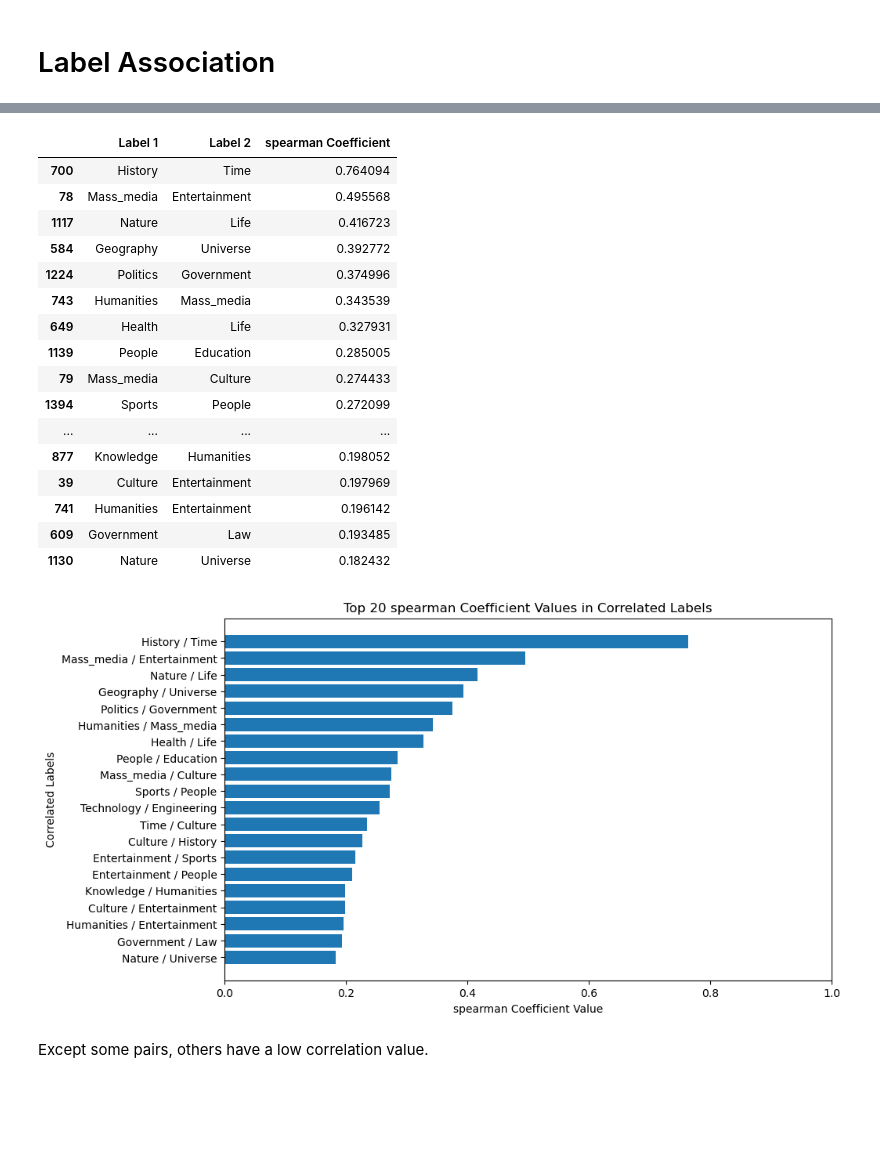
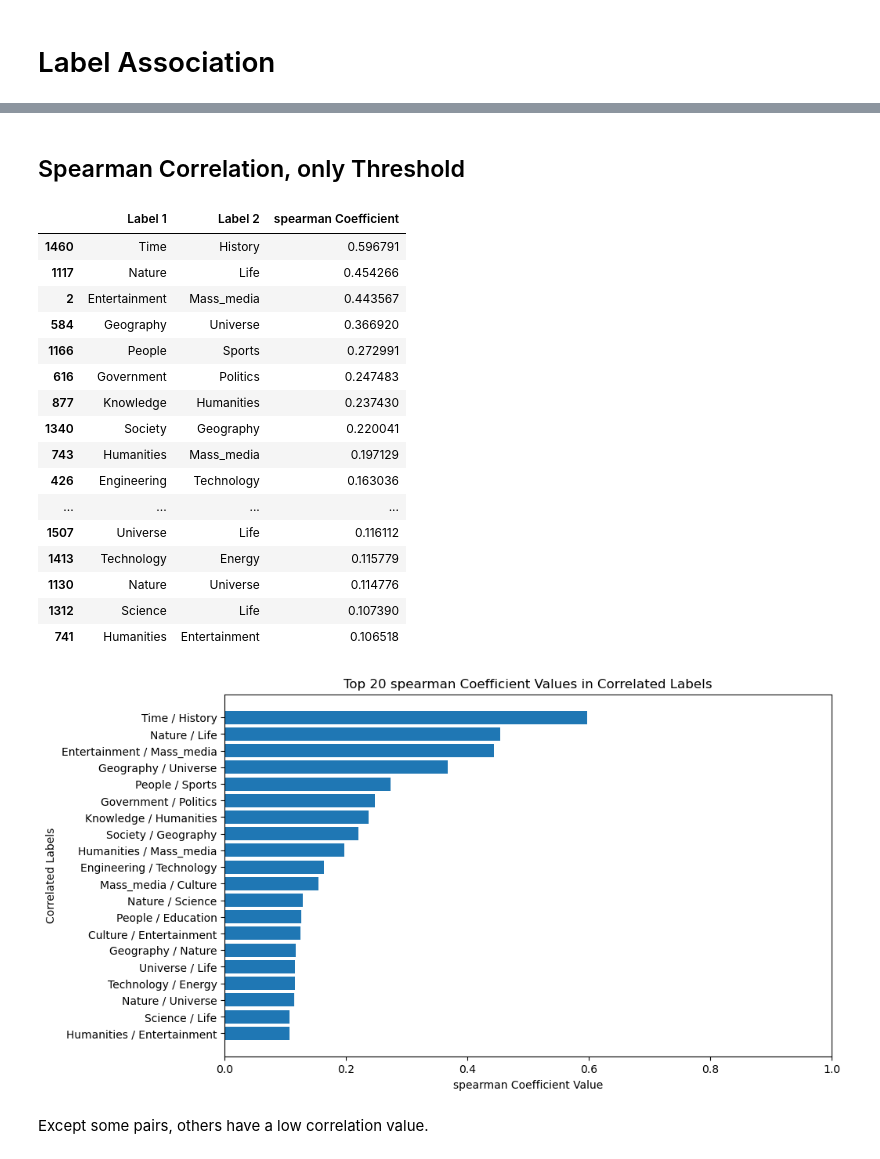
Before and after one commit to alexcalabrese/dsl_project, a Jupyter notebook: DS Lab - Project - Data Exploration.ipynb, the cells around one changed output, grey strips where cells are left out. Drawn from its saved outputs; the diff is of its cells as text; code cells hidden in the pictures; blank space fills up the shorter version.

```diff
--- a/DS Lab - Project - Data Exploration.ipynb
+++ b/DS Lab - Project - Data Exploration.ipynb
@@ -230,24 +335,16 @@ dtype: int64
 # %% [markdown]
 ### The distribution of probablites for different labels among the data.
 # %%
-text_Data_df = pd.read_parquet('GenericMixOfTopic.parquet')
-
-text_Data_df['topics_with_percentages'] = text_Data_df['topics_with_percentages'].apply(lambda x: json.loads(x.decode('utf-8')))
-
-labels_df = pd.DataFrame(text_Data_df['topics_with_percentages'].tolist())
-
-labels = text_Data_df.iloc[0]['topics_with_percentages'].keys()
+labels = df.iloc[0]['topics_with_percentages'].keys()
 
 for i in labels:
     probs = labels_df[labels_df[i] > 0][i]
 
     # Plot a histogram of the probabilities
     plt.figure(figsize=(10, 6))
-    plt.hist(probs, bins=50)
+    plt.hist(probs, bins=5)
     plt.xlabel('Probability')
     plt.ylabel('Count')
     plt.title(f'Histogram of the Probability of the {str(i)} Label')
     plt.show()
-
-del text_Data_df
 # %% [output]
@@ -339,75 +390,64 @@ print(correlated_labels[['Correlation', 'R^2', 'sorted_labels']])
+# %% [markdown]
+## Spearman Correlation, only Threshold
 # %%
-import pandas as pd
-import json
-
-text_Data_df = df.copy()
-
-# Convert the binary dictionary to a dictionary format
-text_Data_df['topics_with_percentages'] = text_Data_df['topics_with_percentages'].apply(lambda x: json.loads(x.decode('utf-8')))
-
-# Create a new DataFrame containing only the labels
-labels_df = pd.DataFrame(text_Data_df['topics_with_percentages'].tolist())
-
 # if values are more than 0, then assign 1 to it
-labels_df = labels_df.applymap(lambda x: 1 if x > 0 else 0)
+labels_df = labels_df.applymap(lambda x: 1 if x > 0.11 else 0)
 
 # calculate phi coefficient
-phi_coefficient = labels_df.corr(method='spearman')
+spearman_corr = labels_df.corr(method='spearman')
 
 # flatten the matrix
-phi_coefficient = phi_coefficient.stack().reset_index()
+spearman_corr = spearman_corr.stack().reset_index()
 
 # set column names
-phi_coefficient.columns = ['Label 1', 'Label 2', 'spearman Coefficient']
+spearman_corr.columns = ['Label 1', 'Label 2', 'spearman Coefficient']
 
 # filter out the self-correlations
-phi_coefficient = phi_coefficient[phi_coefficient['Label 1'] != phi_coefficient['Label 2']].sort_values(by='spearman Coefficient', ascending=False)
+spearman_corr = spearman_corr[spearman_corr['Label 1'] != spearman_corr['Label 2']].sort_values(by='spearman Coefficient', ascending=False)
 
 # remove duplicates
-phi_coefficient['sorted_labels'] = phi_coefficient.apply(lambda x: tuple(sorted([x['Label 1'], x['Label 2']])), axis=1)
-phi_coefficient = phi_coefficient.drop_duplicates('sorted_labels')
+spearman_corr['sorted_labels'] = spearman_corr.apply(lambda x: tuple(sorted([x['Label 1'], x['Label 2']])), axis=1)
+spearman_corr = spearman_corr.drop_duplicates('sorted_labels')
 
 # drop the sorted_labels column
-phi_coefficient = phi_coefficient.drop('sorted_labels', axis=1)
+spearman_corr = spearman_corr.drop('sorted_labels', axis=1)
 
-phi_coefficient.head(20)
+spearman_corr.head(20)
 # %% [output]
 |  | Label 1 | Label 2 | spearman Coefficient |
-| 700 | History | Time | 0.764094 |
-| 78 | Mass_media | Entertainment | 0.495568 |
-| 1117 | Nature | Life | 0.416723 |
-| 584 | Geography | Universe | 0.392772 |
-| 1224 | Politics | Government | 0.374996 |
-| 743 | Humanities | Mass_media | 0.343539 |
-| 649 | Health | Life | 0.327931 |
-| 1139 | People | Education | 0.285005 |
-| 79 | Mass_media | Culture | 0.274433 |
-| 1394 | Sports | People | 0.272099 |
+| 1460 | Time | History | 0.596791 |
+| 1117 | Nature | Life | 0.454266 |
+| 2 | Entertainment | Mass_media | 0.443567 |
+| 584 | Geography | Universe | 0.366920 |
+| 1166 | People | Sports | 0.272991 |
+| 616 | Government | Politics | 0.247483 |
+| 877 | Knowledge | Humanities | 0.237430 |
+| 1340 | Society | Geography | 0.220041 |
+| 743 | Humanities | Mass_media | 0.197129 |
+| 426 | Engineering | Technology | 0.163036 |
 | ... | ... | ... | ... |
-| 877 | Knowledge | Humanities | 0.198052 |
-| 39 | Culture | Entertainment | 0.197969 |
-| 741 | Humanities | Entertainment | 0.196142 |
-| 609 | Government | Law | 0.193485 |
-| 1130 | Nature | Universe | 0.182432 |
+| 1507 | Universe | Life | 0.116112 |
+| 1413 | Technology | Energy | 0.115779 |
+| 1130 | Nature | Universe | 0.114776 |
+| 1312 | Science | Life | 0.107390 |
+| 741 | Humanities | Entertainment | 0.106518 |
 # %%
-import matplotlib.pyplot as plt
-
 # Convert the tuples to strings
-top_20_labels = phi_coefficient.head(20)
+top_20_labels = spearman_corr.head(20)
 
 #reverse the order of the rows
 top_20_labels = top_20_labels.iloc[::-1]
 
 # Create a bar plot of the R^2 values
 plt.figure(figsize=(10, 6))
 plt.barh(top_20_labels['Label 1'] + ' / ' + top_20_labels['Label 2'], top_20_labels['spearman Coefficient'])
 plt.xlabel('spearman Coefficient Value')
 plt.ylabel('Correlated Labels')
 plt.xlim(0, 1)
 plt.title('Top 20 spearman Coefficient Values in Correlated Labels')
 plt.show()
 # %% [output]
-[figure, old version]
+[figure, new version]
 # %% [markdown]
 Except some pairs, others have a low correlation value.
 # %%
```
Also changed, not shown: parts of 78 cells of this notebook, 1 other file.
